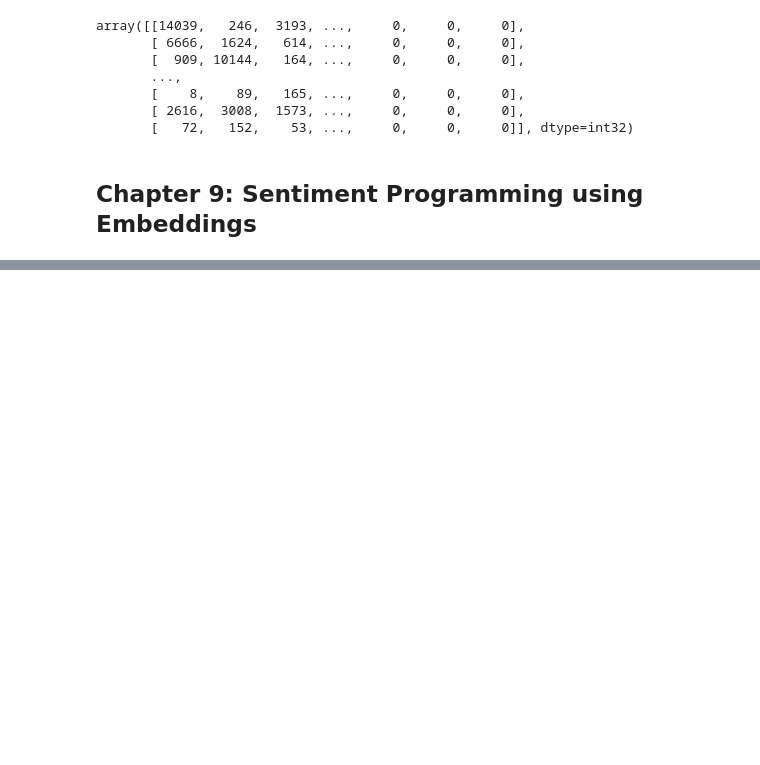
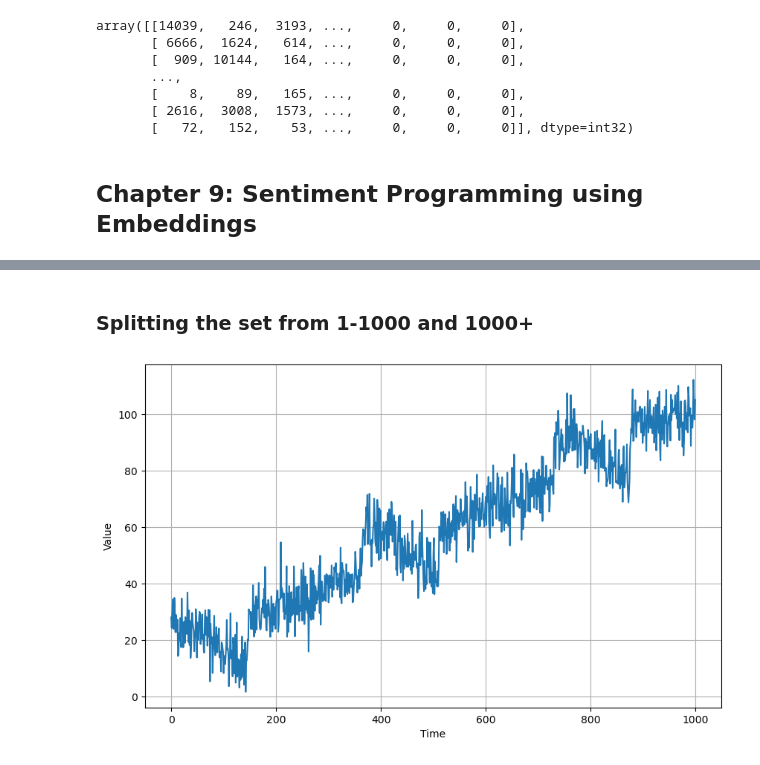
Before and after one commit to ammaarkhan/ML-Journey, a Jupyter notebook: Learning ML - 2.ipynb, the cells around one changed output, grey strips where cells are left out. Saved outputs shown, nothing was run; the diff lists cells and outputs as text; code cells hidden in the pictures; blank space fills up the shorter version.

```diff
--- a/Learning ML - 2.ipynb
+++ b/Learning ML - 2.ipynb
@@ -380,0 +393,14 @@ SyntaxError: invalid syntax (1817255932.py, line 1)
+# %% [markdown]
+### Splitting the set from 1-1000 and 1000+
+# %%
+split_time = 1000
+
+# 1 - 1000 training set
+time_train = time[:split_time]
+x_train = series[:split_time]
+
+plt.figure(figsize=(10, 6))
+plot_series(time_train, x_train)
+plt.show()
+# %% [output]
+[figure, added]
```
Also changed, not shown: parts of 19 cells of this notebook.
